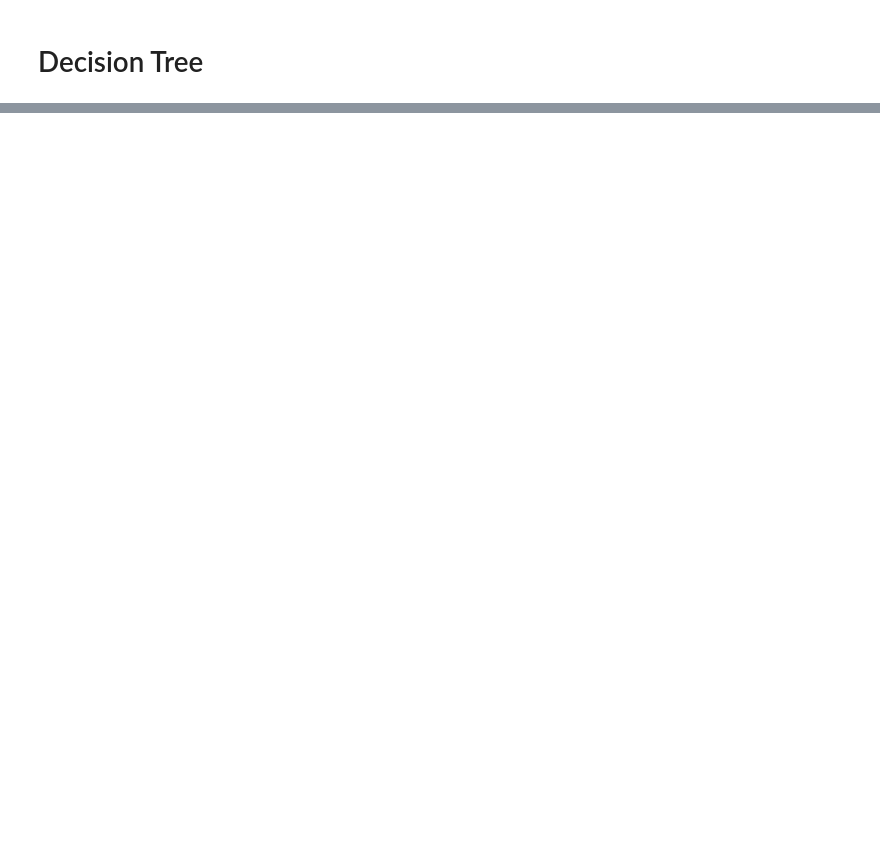
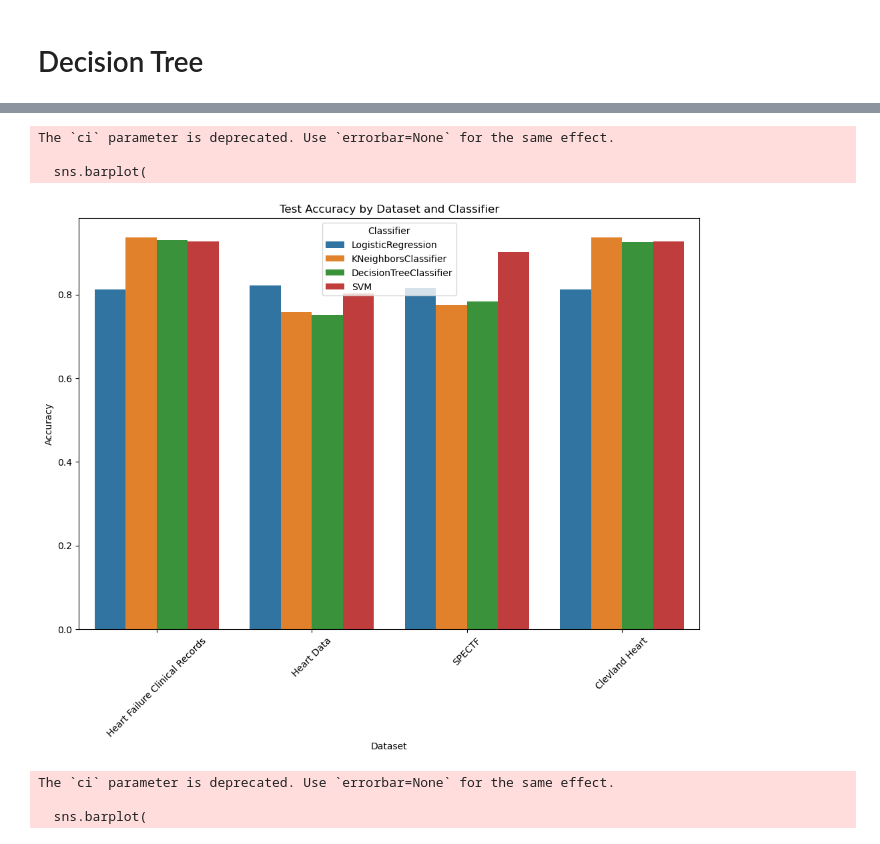
Before and after one commit to JaigonRyu/Health-Classification-Trials, a Jupyter notebook: classification_trials.ipynb, the cells around one changed output, grey strips where cells are left out. Drawn from its saved outputs; the diff is of its cells as text; code cells hidden in the pictures; blank space fills up the shorter version.

```diff
--- a/classification_trials.ipynb
+++ b/classification_trials.ipynb
@@ -910,0 +704,2 @@ Accuracy 3: 0.719626168224299
+# %%
+results_knn_4, acc_knn_4 = get_scores(features_re, target_re, splits, clf=KNeighborsClassifier(), clf_name= 'KNeighborsClassifier', dataset = 'Clevland Heart')
@@ -989,0 +716,2 @@ plt.show()
+# %%
+results_dt_4, acc_dt_4 = get_scores(features_re, target_re, splits, clf=DecisionTreeClassifier(), clf_name= 'DecisionTreeClassifier', dataset = 'Clevland Heart')
@@ -989,0 +728,2 @@ plt.show()
+# %%
+results_svm_4, acc_svm_4 = get_scores(features_re, target_re, splits, clf=SVC(), clf_name = 'SVM', dataset = 'Clevland Heart')
@@ -989,0 +760,3 @@ plt.show()
+# %%
+df = pd.DataFrame(data_list_res)
+df
@@ -989,0 +781,39 @@ plt.show()
+# %%
+plt.figure(figsize=(12, 8))
+
+# Create a grouped bar plot for Train Accuracy
+sns.barplot(
+    data=df,
+    x="Dataset",
+    y="Test Accuracy",
+    hue="Classifier",
+    ci=None
+)
+plt.title("Test Accuracy by Dataset and Classifier")
+plt.ylabel("Accuracy")
+plt.xticks(rotation=45)
+plt.legend(title="Classifier")
+plt.show()
+
+# Create a grouped bar plot for Test Accuracy
+plt.figure(figsize=(12, 8))
+sns.barplot(
+    data=df,
+    x="Dataset",
+    y="Test Accuracy",
+    hue="Classifier",
+    ci=None
+)
+plt.title("Test Accuracy by Dataset and Classifier")
+plt.ylabel("Accuracy")
+plt.xticks(rotation=45)
+plt.legend(title="Classifier")
+plt.show()
+# %% [output]
+The `ci` parameter is deprecated. Use `errorbar=None` for the same effect.
+
+  sns.barplot(
+[figure, added]
+The `ci` parameter is deprecated. Use `errorbar=None` for the same effect.
+
+  sns.barplot(
```
Also changed, not shown: parts of 156 cells of this notebook.
